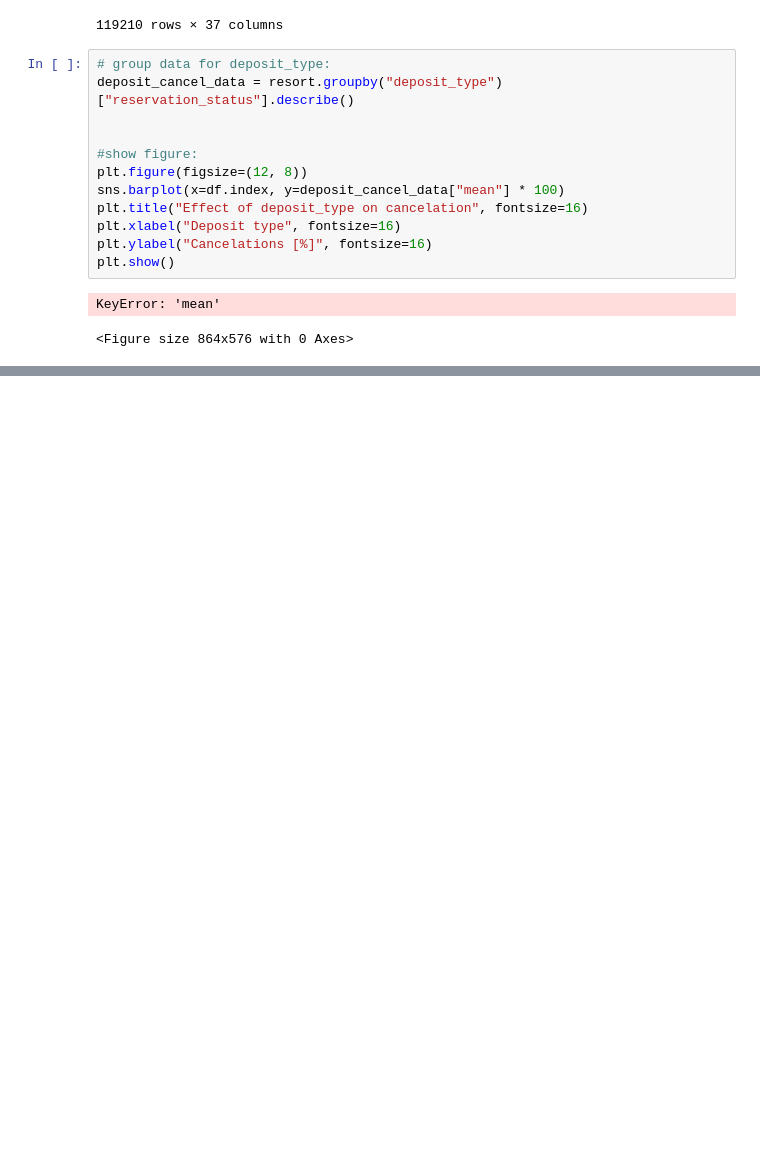
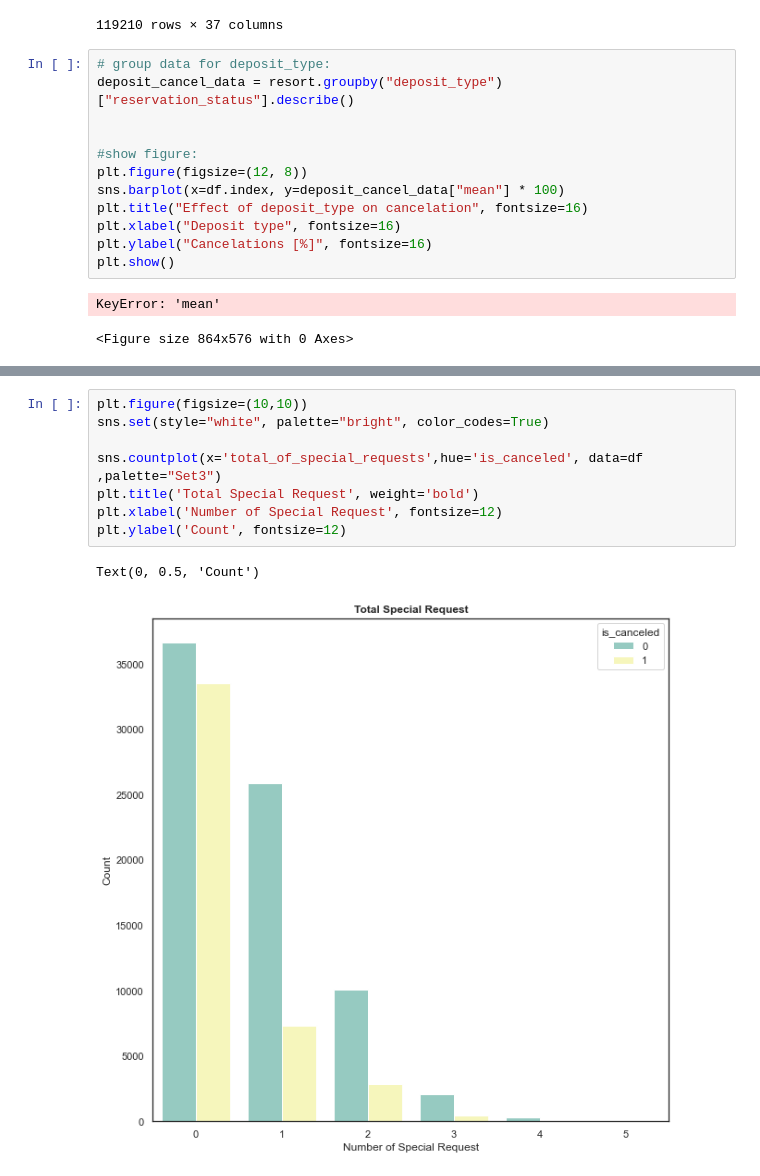
Before and after one commit to burakarslan/IDSA_Project03, a Jupyter notebook: 02- Data Cleaning & EDA.ipynb, the cells around one changed output, grey strips where cells are left out. Saved outputs shown, nothing was run; the diff lists cells and outputs as text; blank space fills up the shorter version.

```diff
--- a/02- Data Cleaning & EDA.ipynb
+++ b/02- Data Cleaning & EDA.ipynb
@@ -404,0 +414,11 @@ KeyError: 'mean'
+# %%
+plt.figure(figsize=(10,10))
+sns.set(style="white", palette="bright", color_codes=True)
+
+sns.countplot(x='total_of_special_requests',hue='is_canceled', data=df ,palette="Set3")
+plt.title('Total Special Request', weight='bold')
+plt.xlabel('Number of Special Request', fontsize=12)
+plt.ylabel('Count', fontsize=12)
+# %% [output]
+Text(0, 0.5, 'Count')
+[figure, added]
```
Also changed, not shown: parts of 2 cells of this notebook, 2 other files.
